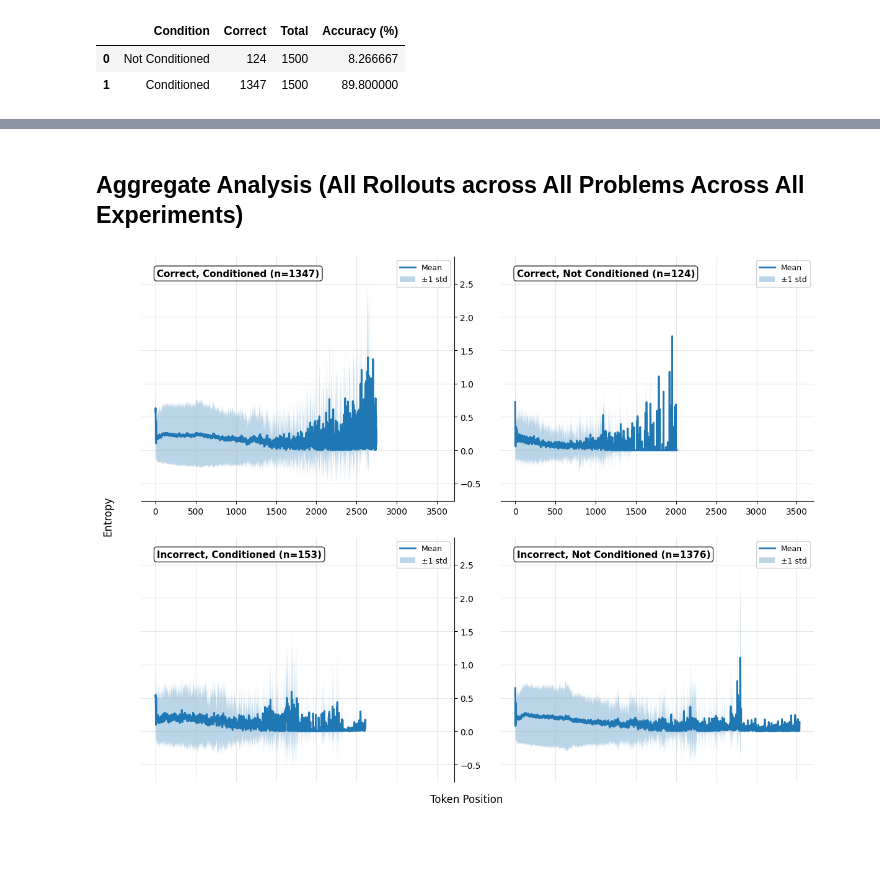
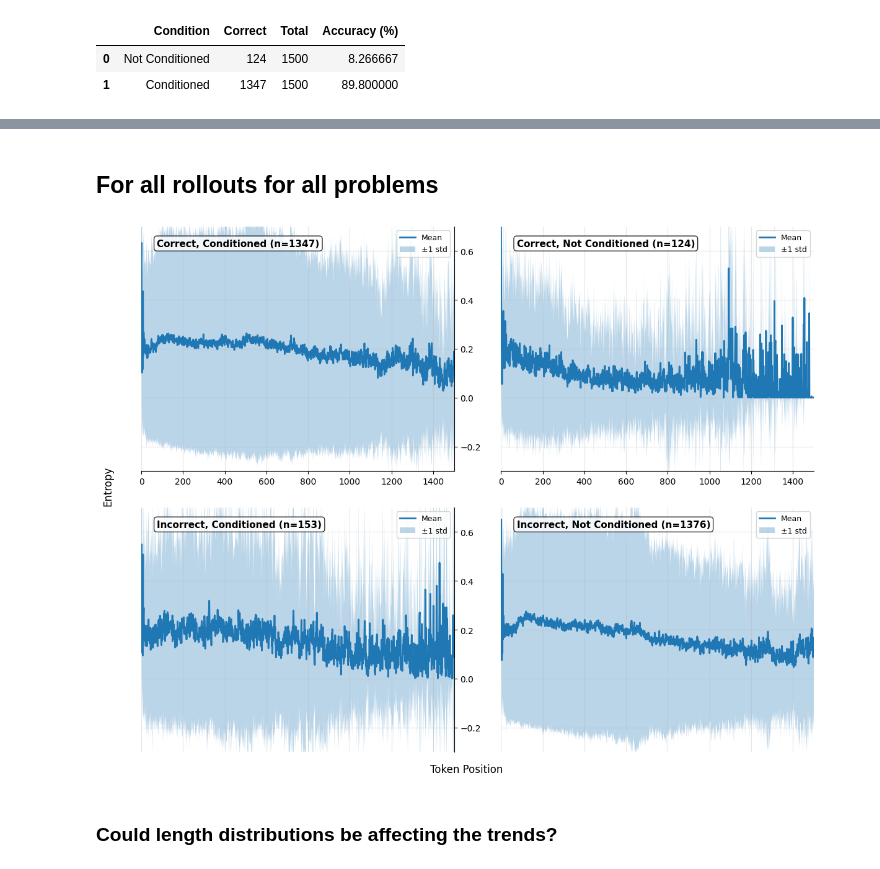
Before and after one commit to adityashukzy/MAT1510-Project, a Jupyter notebook: aggregate.ipynb, the cells around one changed output, grey strips where cells are left out. Drawn from its saved outputs; the diff is of its cells as text; code cells hidden in the pictures; blank space fills up the shorter version.

Commit message:
Pushed more analysis

```diff
--- a/aggregate.ipynb
+++ b/aggregate.ipynb
@@ -277,6 +279,12 @@ def plot_entropy_4panel(df, exp_names, problem_idx=None, wspace=0.15, hspace=0.1
         ax.legend(loc='upper right', fontsize=9)
         ax.grid(True, alpha=0.3)
 
+        # Zoom into trajectory
+        # Set y-axis to focus on the 0-0.5 range where the differences are
+        ax.set_ylim(-0.3, 0.7)
+        # Cut x-axis at position 1500 (outlier zone)
+        ax.set_xlim(0, 1500)
+
         # Configure spines and ticks
         if idx == 0:
             ax.spines['top'].set_visible(False)
@@ -315,4 +323,6 @@ def plot_entropy_4panel(df, exp_names, problem_idx=None, wspace=0.15, hspace=0.1
     fig.text(0.08, 0.5, 'Entropy', va='center', rotation='vertical', fontsize=12)
 
     plt.show()
+
+    return groups, group_sequences, group_stats
 # %% [markdown]
@@ -329,20 +339,22 @@ plot_entropy_4panel(
 # %% [markdown]
-## Aggregate Analysis (All Rollouts across All Problems Across All Experiments)
+## For all rollouts for all problems
 # %%
 # Analyze across all problems in all experiments
 all_experiments = [
     'aim_1_20251113_025853',
     'aim_1c_20251113_025929',
     'aim_2_20251113_130200',
     'aim_2c_20251113_072608',
     'aim_3_20251113_025935',
     'aim_3c_20251113_081324'
 ]
 
-plot_entropy_4panel(
+groups, group_sequences, group_stats = plot_entropy_4panel(
     df=df,
     exp_names=all_experiments,
     problem_idx=None  # None means all problems
 )
 # %% [output]
-[figure, old version]
+[figure, new version]
+# %% [markdown]
+### Could length distributions be affecting the trends?
```
Also changed, not shown: parts of 30 cells of this notebook, 4 other files.
